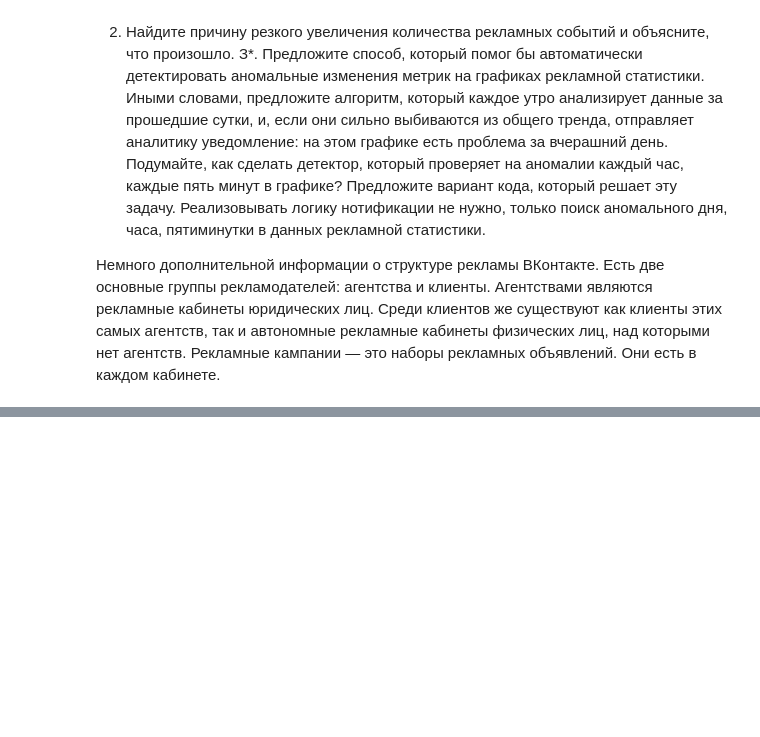
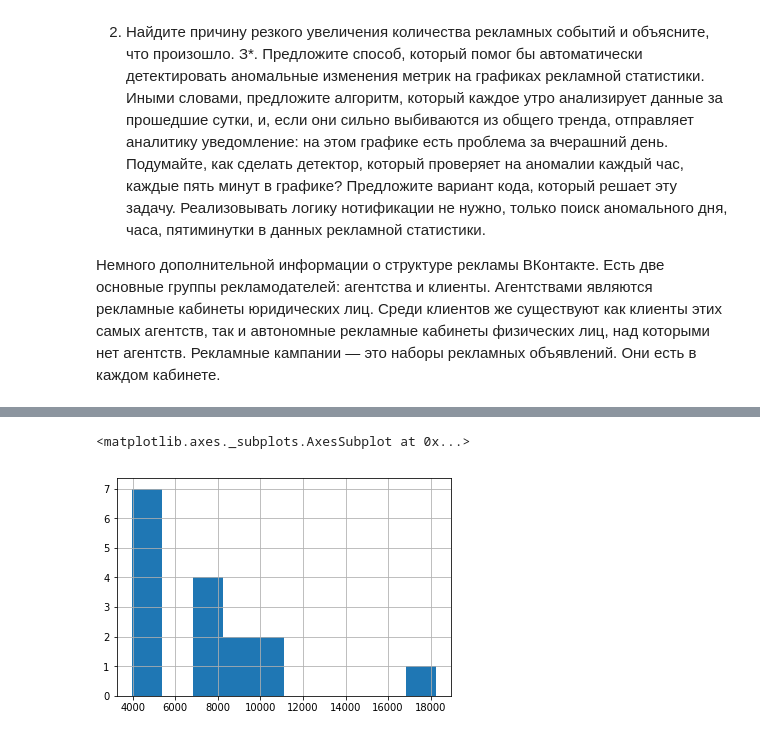
Before and after one commit to itslarin/ads, a Jupyter notebook: Ads.ipynb, the cells around one changed output, grey strips where cells are left out. Saved outputs shown, nothing was run; the diff lists cells and outputs as text; code cells hidden in the pictures; blank space fills up the shorter version.

```diff
--- a/Ads.ipynb
+++ b/Ads.ipynb
@@ -54,0 +78,5 @@ df.plot(x='date',y=)
+# %%
+df2.hist()
+# %% [output]
+<matplotlib.axes._subplots.AxesSubplot at 0x...>
+[figure, added]
```
Also changed, not shown: parts of 7 cells of this notebook, 1 other file.
